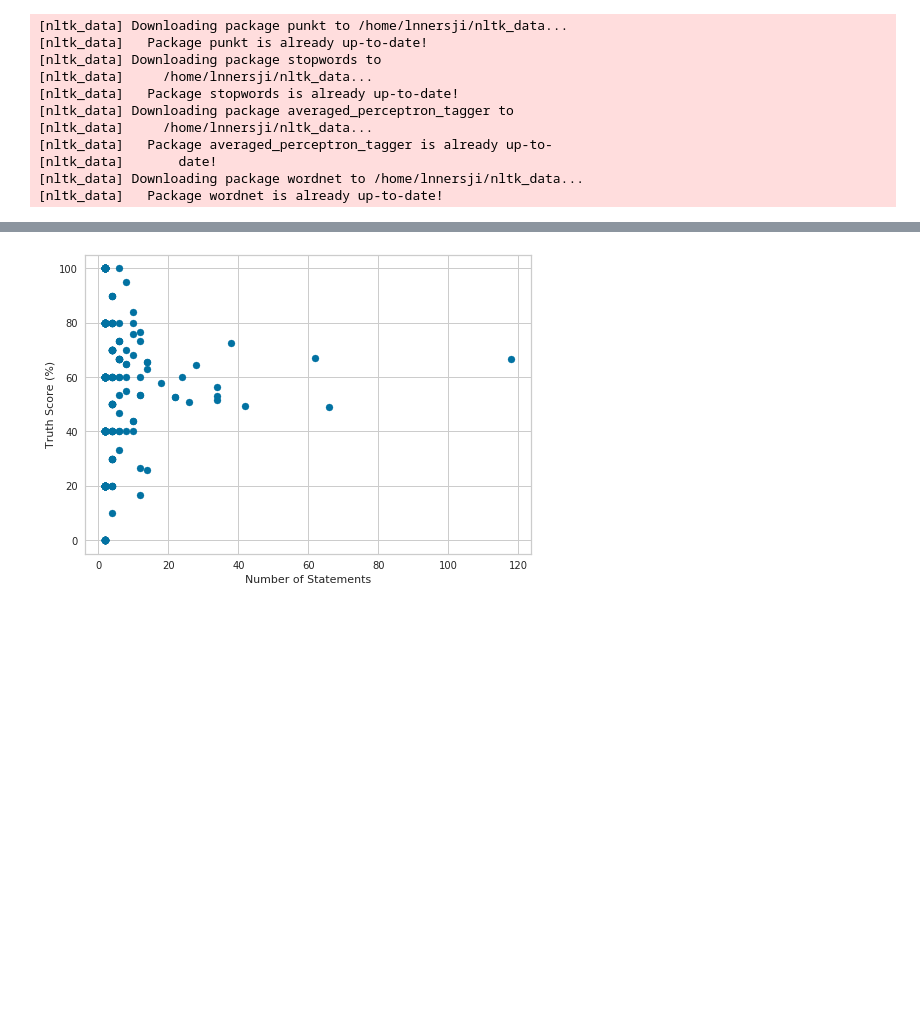
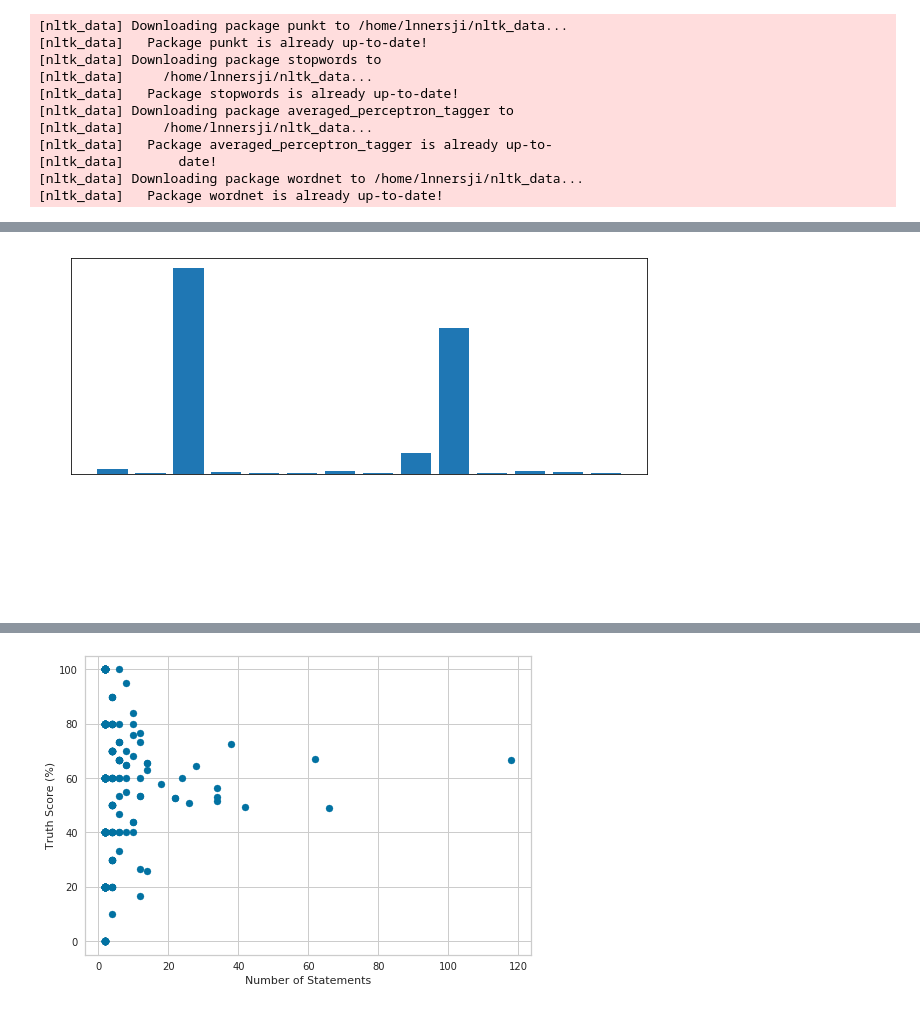
Before and after one commit to jnnersli/ML-Fake-News-Detection, a Jupyter notebook: FakeNews.ipynb, the cells around one changed output, grey strips where cells are left out. Drawn from its saved outputs; the diff is of its cells as text; code cells hidden in the pictures; blank space fills up the shorter version.

```diff
--- a/FakeNews.ipynb
+++ b/FakeNews.ipynb
@@ -55,3 +71,20 @@ df.head()
+# %%
+list_parties = list(dict.fromkeys(df['Party']))
+
+sizes = []
+for s in list_parties:  # calculate percentage of each state
+    is_s = df['Party'] == s
+    sizes.append(len(df[is_s]['Party']))
+
+fig = plt.figure(figsize=(8,3))
+ax = fig.add_axes([0,0,1,1])
+ax.bar(list_parties,sizes)
+ax.set_xticklabels(list_parties,fontsize=11, rotation="vertical")
+ax.tick_params(axis='y', colors='white')
+ax.tick_params(axis='x', colors='white')
+plt.show()
+# %% [output]
+[figure, added]
 # %%
 # pre-processing statements for classification algorithms
 
```
Also changed, not shown: parts of 6 cells of this notebook.
